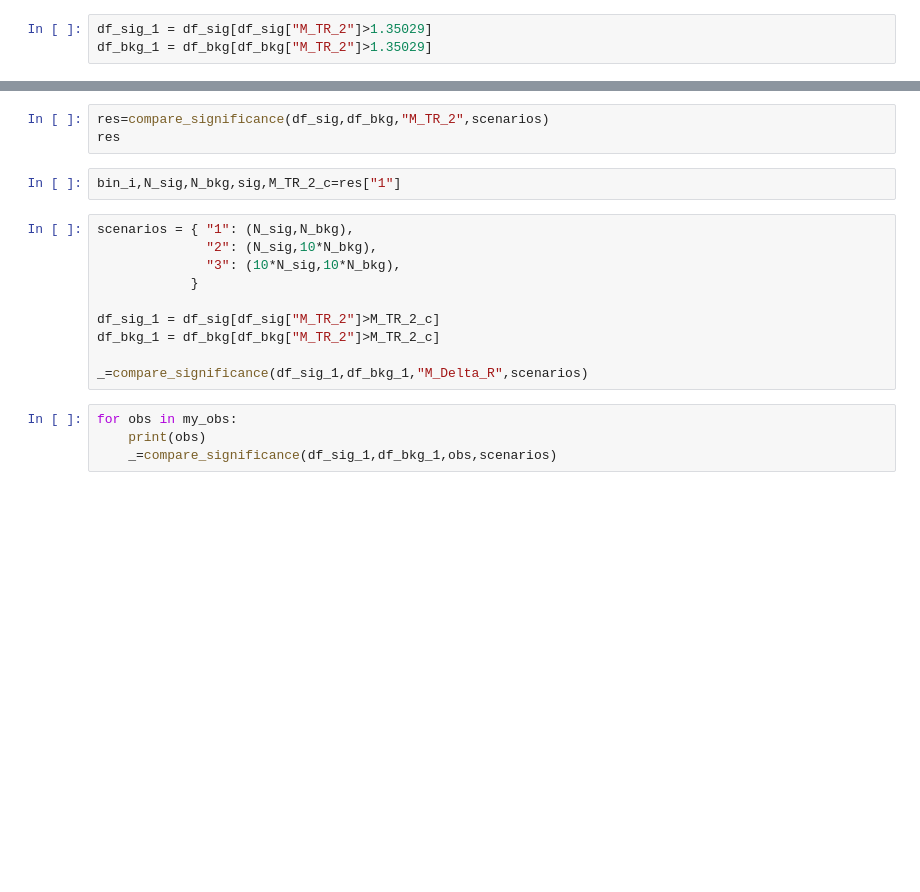
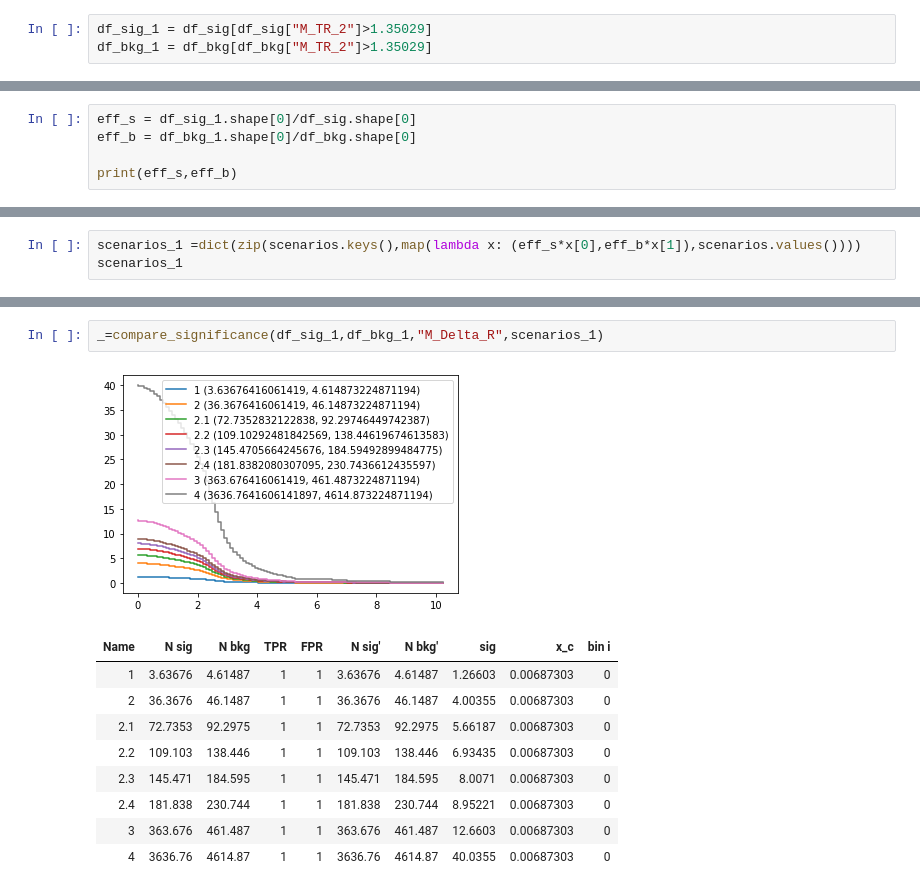
Before and after one commit to UTA-DataScience/DATA3402.2021.Fall, a Jupyter notebook: Lectures/Lecture.18/Lecture.18.ipynb, the cells around one changed output, grey strips where cells are left out. Cells and saved outputs as stored; diff of their text form; blank space fills up the shorter version.

```diff
--- a/Lectures/Lecture.18/Lecture.18.ipynb
+++ b/Lectures/Lecture.18/Lecture.18.ipynb
@@ -378,0 +490,5 @@ print(df_bkg_1.shape)
+# %%
+eff_s = df_sig_1.shape[0]/df_sig.shape[0]
+eff_b = df_bkg_1.shape[0]/df_bkg.shape[0]
+
+print(eff_s,eff_b)
@@ -378,0 +497,3 @@ print(df_bkg_1.shape)
+# %%
+scenarios_1 =dict(zip(scenarios.keys(),map(lambda x: (eff_s*x[0],eff_b*x[1]),scenarios.values())))
+scenarios_1
@@ -393,19 +522,13 @@ We didn't do something correctly here... can someone tell me what?
-# %%
-res=compare_significance(df_sig,df_bkg,"M_TR_2",scenarios)
-res
-# %%
-bin_i,N_sig,N_bkg,sig,M_TR_2_c=res["1"]
-# %%
-scenarios = { "1": (N_sig,N_bkg),
-              "2": (N_sig,10*N_bkg),
-              "3": (10*N_sig,10*N_bkg),
-            }
-
-df_sig_1 = df_sig[df_sig["M_TR_2"]>M_TR_2_c]
-df_bkg_1 = df_bkg[df_bkg["M_TR_2"]>M_TR_2_c]
-
-_=compare_significance(df_sig_1,df_bkg_1,"M_Delta_R",scenarios)
-# %%
-for obs in my_obs:
-    print(obs)
-    _=compare_significance(df_sig_1,df_bkg_1,obs,scenarios)
+# %%
+_=compare_significance(df_sig_1,df_bkg_1,"M_Delta_R",scenarios_1)
+# %% [output]
+[figure, added]
+| Name | N sig | N bkg | TPR | FPR | N sig' | N bkg' | sig | x_c | bin i |
+| 1 | 3.63676 | 4.61487 | 1 | 1 | 3.63676 | 4.61487 | 1.26603 | 0.00687303 | 0 |
+| 2 | 36.3676 | 46.1487 | 1 | 1 | 36.3676 | 46.1487 | 4.00355 | 0.00687303 | 0 |
+| 2.1 | 72.7353 | 92.2975 | 1 | 1 | 72.7353 | 92.2975 | 5.66187 | 0.00687303 | 0 |
+| 2.2 | 109.103 | 138.446 | 1 | 1 | 109.103 | 138.446 | 6.93435 | 0.00687303 | 0 |
+| 2.3 | 145.471 | 184.595 | 1 | 1 | 145.471 | 184.595 | 8.0071 | 0.00687303 | 0 |
+| 2.4 | 181.838 | 230.744 | 1 | 1 | 181.838 | 230.744 | 8.95221 | 0.00687303 | 0 |
+| 3 | 363.676 | 461.487 | 1 | 1 | 363.676 | 461.487 | 12.6603 | 0.00687303 | 0 |
+| 4 | 3636.76 | 4614.87 | 1 | 1 | 3636.76 | 4614.87 | 40.0355 | 0.00687303 | 0 |
```
Also changed, not shown: parts of 16 cells of this notebook, 1 other file.
